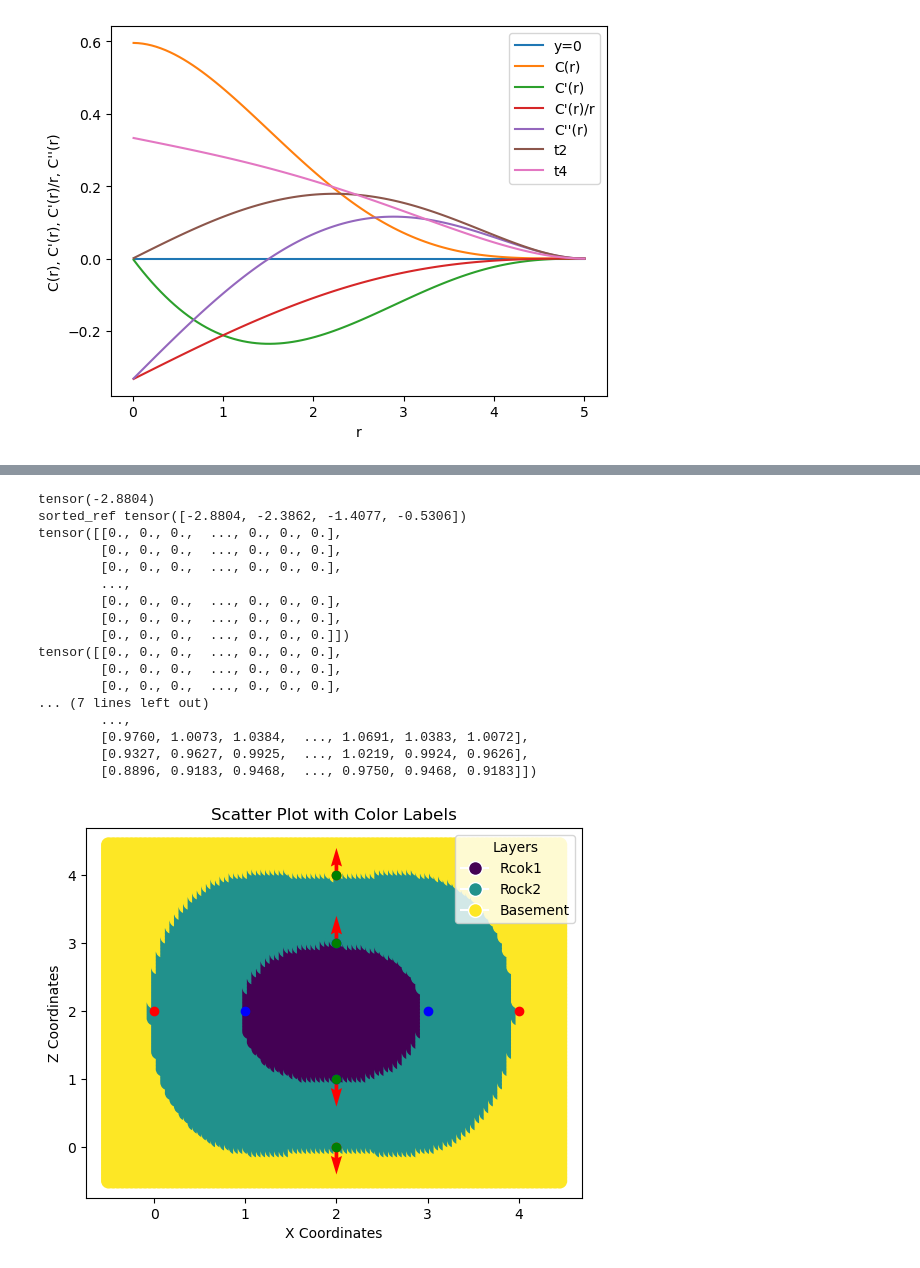
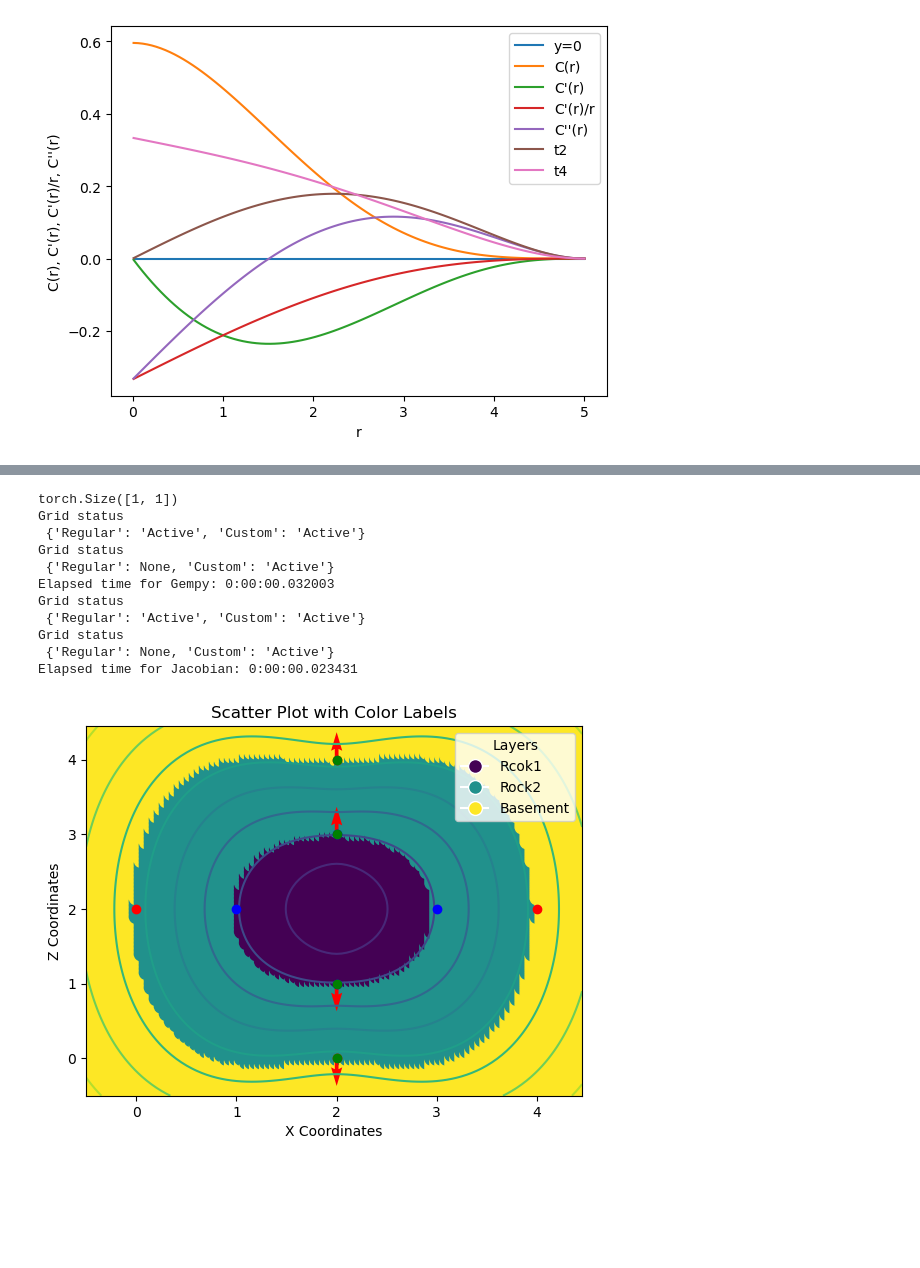
Before and after one commit to Deepprakash222/Gempy_local_anisotropy, a Jupyter notebook: local_aniosotropy.ipynb, the cells around one changed output, grey strips where cells are left out. Cells and saved outputs as stored; diff of their text form; code cells hidden in the pictures; blank space fills up the shorter version.

Commit message:
added a python script with modification testing jacobian

```diff
--- a/local_aniosotropy.ipynb
+++ b/local_aniosotropy.ipynb
@@ -397,44 +824,76 @@ def Ge_model(input_position, gradient_postion, gradient_value,Transformation_mat
+# %%
+def jacobian_test(*param):
+
+    gp = Gempy("Gempy_test",
+           extent=[-0.5,4.5, -0.5 ,4.5, -0.5, 4.5, -0.5, 4.5],
+           resolution=[50, 50, 50, 50]
+           )
+
+    interface_data={"Surface 1": torch.tensor([[0,2,1, param[0][0]],[2,4,1,1],[4,2,1,1],[2,0,1,1]]), "Surface 2": torch.tensor([[1,2,2,1],[2,3,2,1],[3,2,2,1],[2,1,2,1]])}
+    orientation_data ={"Positions": torch.tensor([[2., 4.0, 1,1], [2,0,1,1], [2,3,2,1],[2,1,2,1]]), "Values": torch.tensor([[0, 1.0,0,0], [0.,-1.0,0,0], [0, 1.0,0,0], [0.,-1.0,0,0]])}
+    gp.interface_data(interface_data)
+    gp.orientation_data(orientation_data)
+    #custom_data = torch.tensor([[4,2,3,1]], dtype=torch.float32)
+    custom_data = torch.randn(1024, 4).to(torch.float32)
+    gp.activate_custom_grid(custom_grid_data=custom_data)
+    gp.active_grid()
+    gp.deactivate_grid("Regular")
+    sol = gp.Solution()
+    #print(sol)
+
+    return sol["result"]["Custom"]
+
+from torch.autograd.functional import jacobian
+from datetime import datetime
+
+start_time = datetime.now()
+a=torch.tensor(1.0).reshape(-1,1)
+print(a.shape)
+theta_data = tuple([a.clone().requires_grad_(True)])
+mean = jacobian_test(theta_data)
+end_time = datetime.now()
+elapsed_time = end_time - start_time
+print(f"Elapsed time for Gempy: {elapsed_time}")
+start_time = datetime.now()
+J = jacobian(jacobian_test, theta_data)
+end_time = datetime.now()
+elapsed_time = end_time - start_time
+print(f"Elapsed time for Jacobian: {elapsed_time}")
+# %% [output]
+torch.Size([1, 1])
+Grid status
+ {'Regular': 'Active', 'Custom': 'Active'}
+Grid status
+ {'Regular': None, 'Custom': 'Active'}
+Elapsed time for Gempy: 0:00:00.032003
+Grid status
+ {'Regular': 'Active', 'Custom': 'Active'}
+Grid status
+ {'Regular': None, 'Custom': 'Active'}
+Elapsed time for Jacobian: 0:00:00.023431
 # %%
 input_position=[torch.tensor(data= [[0,2],[2,4],[4,2],[2,0]], dtype=torch.float32),torch.tensor(data=[[1,2],[2,3],[3,2],[2,1]],dtype=torch.float32)]
 
 gradient_position = torch.tensor([[2., 4.], [2,0], [2,3],[2,1]],dtype=torch.float32)
 
 gradient_value = torch.tensor([[0, 1.0], [0.,-1.0], [0, 1.0], [0.,-1.0]], dtype=torch.float32)
 
 theta = torch.tensor((torch.pi/180.0) * (0.0))
 
 rotation = torch.reshape(torch.stack([torch.cos(theta),-torch.sin(theta),torch.sin(theta),torch.cos(theta)]), (2,2))
 
 scale = torch.tensor([[1,0],[0,0.4]], dtype=torch.float32)
 
 
 Transformation_matrix = scale @ rotation
-#print("Transformation_matrix\n", Transformation_matrix)
-#gradient_value = gradient_value @ Transformation_matrix
+
 nugget_effect_grad = 0.001
 nugget_effect_interface=0.001
 
 intp = Ge_model(input_position=input_position, gradient_postion=gradient_position,gradient_value=gradient_value,nugget_effect_grad=nugget_effect_grad,nugget_effect_interface=nugget_effect_interface,Transformation_matrix=Transformation_matrix,
-                plot_fig=True, plot_input_data=True, plot_scalar_field=False)
+                plot_fig=True, plot_input_data=True, plot_scalar_field=True)
 # %% [output]
-tensor(-2.8804)
-sorted_ref tensor([-2.8804, -2.3862, -1.4077, -0.5306])
-tensor([[0., 0., 0.,  ..., 0., 0., 0.],
-        [0., 0., 0.,  ..., 0., 0., 0.],
-        [0., 0., 0.,  ..., 0., 0., 0.],
-        ...,
-        [0., 0., 0.,  ..., 0., 0., 0.],
-        [0., 0., 0.,  ..., 0., 0., 0.],
-        [0., 0., 0.,  ..., 0., 0., 0.]])
-tensor([[0., 0., 0.,  ..., 0., 0., 0.],
-        [0., 0., 0.,  ..., 0., 0., 0.],
-        [0., 0., 0.,  ..., 0., 0., 0.],
-... (7 lines left out)
-        ...,
-        [0.9760, 1.0073, 1.0384,  ..., 1.0691, 1.0383, 1.0072],
-        [0.9327, 0.9627, 0.9925,  ..., 1.0219, 0.9924, 0.9626],
-        [0.8896, 0.9183, 0.9468,  ..., 0.9750, 0.9468, 0.9183]])
-[figure, old version]
+[figure, new version]
 # %%
 def model(theta_degree=30.0,scale_x=1.0, scale_y=1.0, plot_fig=True, plot_input_data=False, plot_scalar_field=False):
 
```
Also changed, not shown: parts of 12 cells of this notebook, 1 other file.
